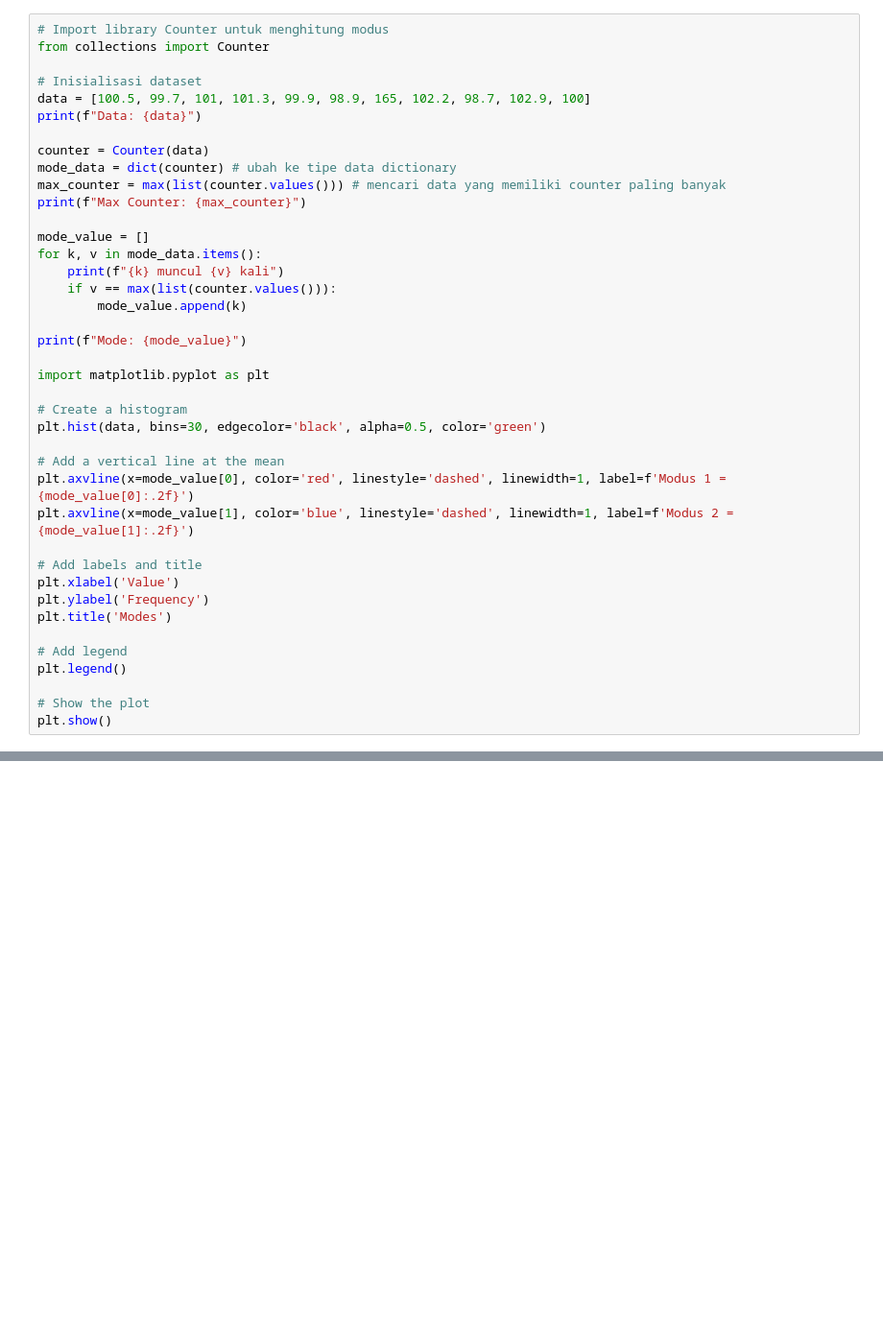
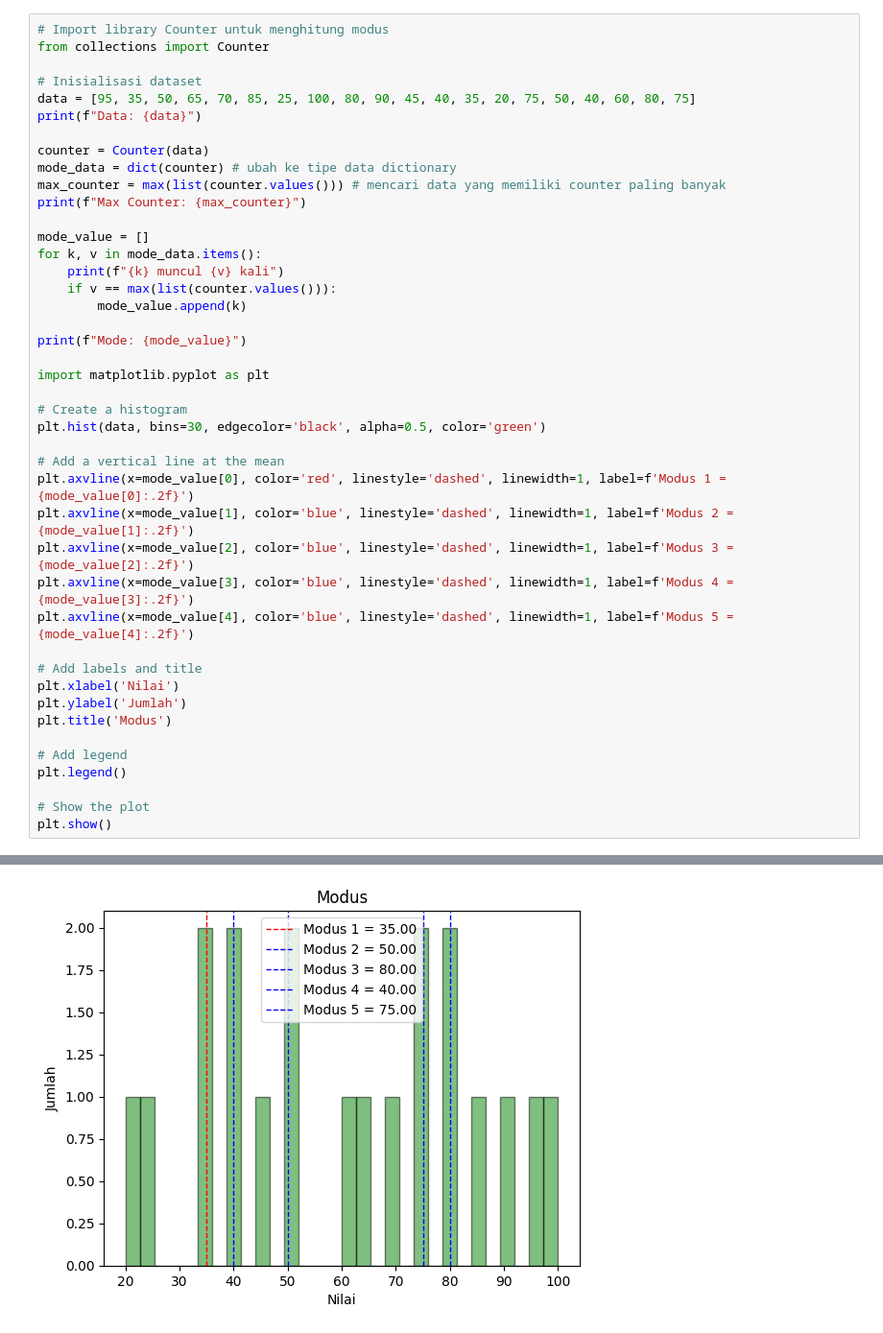
Before and after one commit to ch0clat/Modul, a Jupyter notebook: Modul 1.1.ipynb, the cells around one changed output, grey strips where cells are left out. Shown: that part at 96% size. Cells and saved outputs as stored; diff of their text form; blank space fills up the shorter version.

```diff
--- a/Modul 1.1.ipynb
+++ b/Modul 1.1.ipynb
@@ -93,7 +220,7 @@ plt.show()
 from collections import Counter
 
 # Inisialisasi dataset
-data = [100.5, 99.7, 101, 101.3, 99.9, 98.9, 165, 102.2, 98.7, 102.9, 100]
+data = [95, 35, 50, 65, 70, 85, 25, 100, 80, 90, 45, 40, 35, 20, 75, 50, 40, 60, 80, 75]
 print(f"Data: {data}")
 
 counter = Counter(data)
@@ -117,14 +244,18 @@ plt.hist(data, bins=30, edgecolor='black', alpha=0.5, color='green')
 # Add a vertical line at the mean
 plt.axvline(x=mode_value[0], color='red', linestyle='dashed', linewidth=1, label=f'Modus 1 = {mode_value[0]:.2f}')
 plt.axvline(x=mode_value[1], color='blue', linestyle='dashed', linewidth=1, label=f'Modus 2 = {mode_value[1]:.2f}')
+plt.axvline(x=mode_value[2], color='blue', linestyle='dashed', linewidth=1, label=f'Modus 3 = {mode_value[2]:.2f}')
+plt.axvline(x=mode_value[3], color='blue', linestyle='dashed', linewidth=1, label=f'Modus 4 = {mode_value[3]:.2f}')
+plt.axvline(x=mode_value[4], color='blue', linestyle='dashed', linewidth=1, label=f'Modus 5 = {mode_value[4]:.2f}')
 
 # Add labels and title
-plt.xlabel('Value')
-plt.ylabel('Frequency')
-plt.title('Modes')
+plt.xlabel('Nilai')
+plt.ylabel('Jumlah')
+plt.title('Modus')
 
 # Add legend
 plt.legend()
 
 # Show the plot
 plt.show()
+# %% [output]
@@ -130,0 +280 @@ plt.show()
+[figure, added]
```
Also changed, not shown: parts of 14 cells of this notebook.
